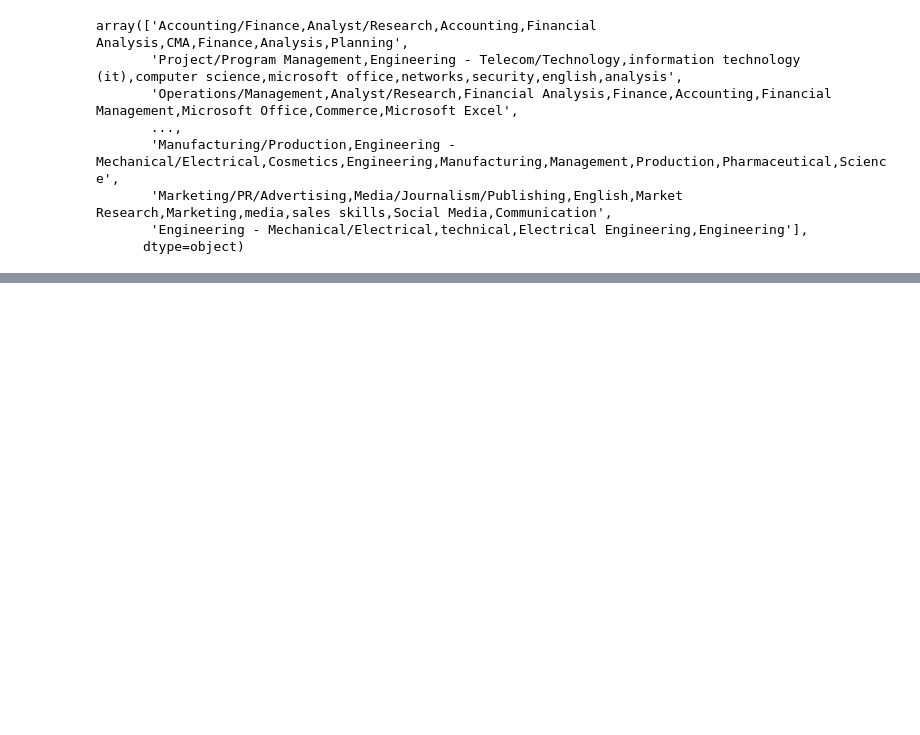
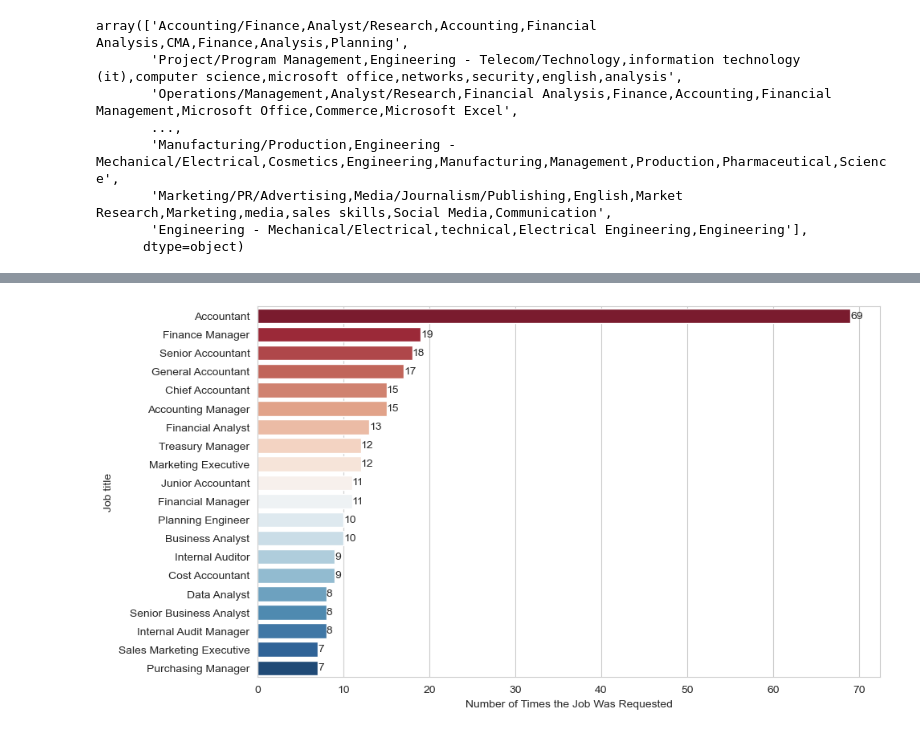
Before and after one commit to Ahmedabbas75/Wuzzuf-Data-Analyst-Jobs, a Jupyter notebook: Cleaning-Code.ipynb, the cells around one changed output, grey strips where cells are left out. Saved outputs shown, nothing was run; the diff lists cells and outputs as text; code cells hidden in the pictures; blank space fills up the shorter version.

Commit message:
Cleaning Data & EDA

```diff
--- a/Cleaning-Code.ipynb
+++ b/Cleaning-Code.ipynb
@@ -573,0 +558,13 @@ data.sample(5)
+# %%
+# Q2 : What is top 10 jobs?
+
+plt.figure(figsize = (10,6))
+graph = sns.countplot(y = "Job title", data = data, order = data["Job title"].value_counts().iloc[:20].index, palette = "RdBu")
+plt.xlabel('Number of Times the Job Was Requested')
+
+for container in graph.containers:
+    graph.bar_label(container)
+
+plt.show()
+# %% [output]
+[figure, added]
```
Also changed, not shown: parts of 28 cells of this notebook.
